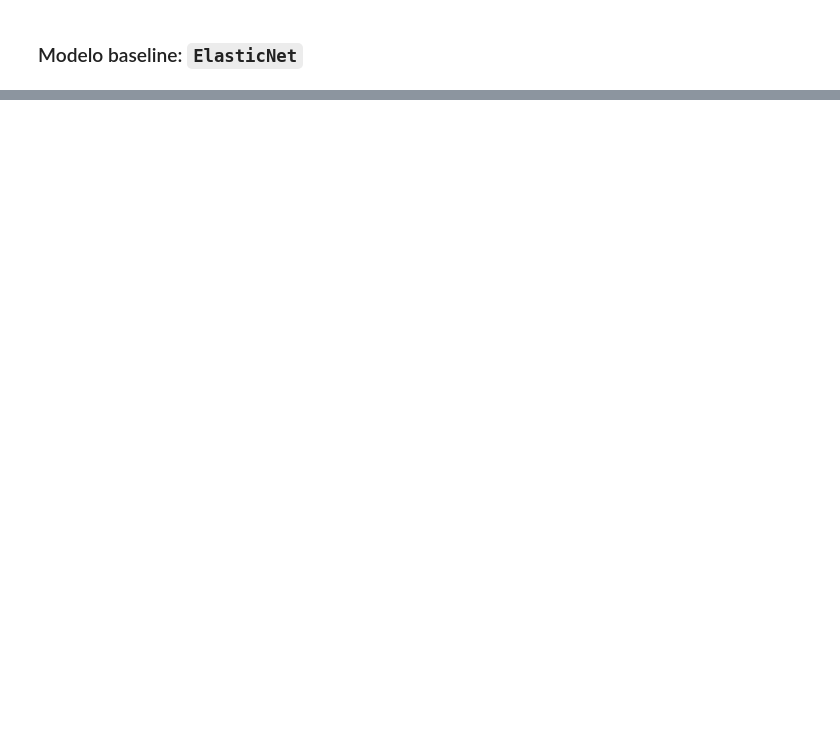
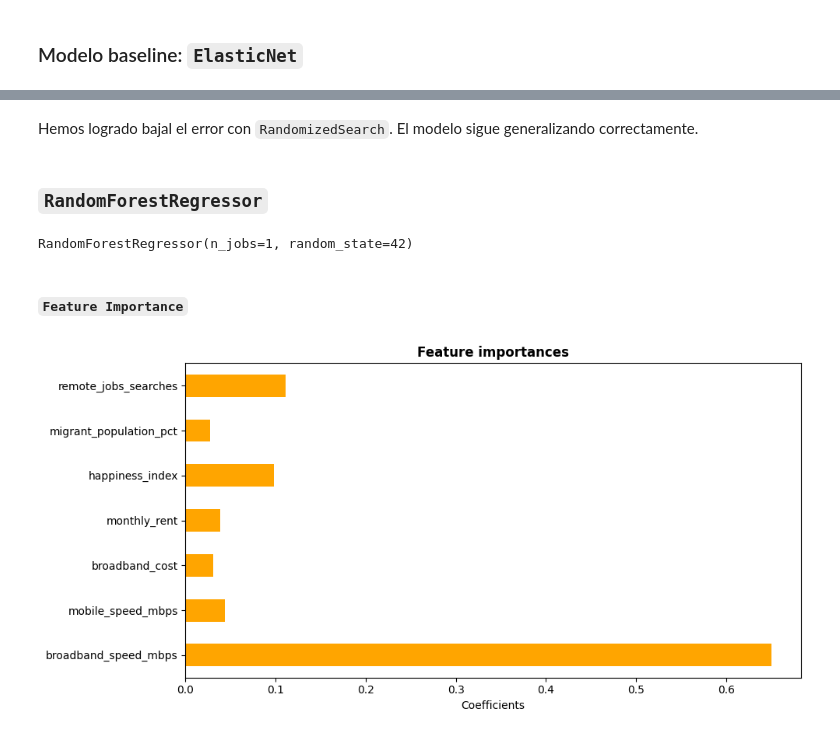
Before and after one commit to danielaaguirrej55-source/Proyecto-ML---Machine-Learning, a Jupyter notebook: src/notebooks/main_juanfcia_models.ipynb, the cells around one changed output, grey strips where cells are left out. Cells and saved outputs as stored; diff of their text form; code cells hidden in the pictures; blank space fills up the shorter version.

Commit message:
Se agregan modelos de ElasticNet y RandomForestRegressor

```diff
--- a/src/notebooks/main_juanfcia_models.ipynb
+++ b/src/notebooks/main_juanfcia_models.ipynb
@@ -757,0 +876,19 @@ from sklearn.linear_model import ElasticNet
+# %%
+from scipy.stats import loguniform
+from sklearn.model_selection import RandomizedSearchCV
+
+params = {
+   "alpha": loguniform(.0005, 5),
+   "l1_ratio": loguniform(.0005, 1)
+}
+
+randomized_search = RandomizedSearchCV(
+    estimator=ElasticNet(max_iter=2000),
+    param_distributions=params,
+    n_iter=50,
+    scoring="neg_root_mean_squared_error",
+    n_jobs=-1)
+randomized_search.fit(
+    df_train_scaled[features],
+    df_train_scaled[target]
+)
@@ -757,0 +900,3 @@ from sklearn.linear_model import ElasticNet
+# %%
+best_params = randomized_search.best_params_
+best_params
@@ -757,0 +906,3 @@ from sklearn.linear_model import ElasticNet
+# %%
+elastic_net = ElasticNet(**best_params, max_iter=2000)
+elastic_net.fit(df_train_scaled[features], df_train_scaled[target])
@@ -757,0 +950,29 @@ from sklearn.linear_model import ElasticNet
+# %% [markdown]
+Hemos logrado bajal el error con `RandomizedSearch`. El modelo sigue generalizando correctamente.
+# %% [markdown]
+### `RandomForestRegressor`
+# %%
+random_forest = RandomForestRegressor(n_jobs=1, random_state=42)
+random_forest.fit(df_train_scaled[features], df_train_scaled[target])
+# %% [output]
+RandomForestRegressor(n_jobs=1, random_state=42)
+# %% [markdown]
+#### `Feature Importance`
+# %%
+fi = pd.DataFrame(
+    random_forest.feature_importances_,
+    index=elastic_net.feature_names_in_,
+    columns=["feature importance"]
+)
+
+fig, ax = plt.subplots(figsize=(10, 5))
+fi.plot(kind="barh", ax=ax, color="orange", legend=False, edgecolor="none")
+ax.set_title(
+    "Feature importances",
+    fontweight="bold"
+)
+ax.set_xlabel("Coefficients")
+plt.tight_layout()
+plt.show()
+# %% [output]
+[figure, added]
```
Also changed, not shown: parts of 32 cells of this notebook.
